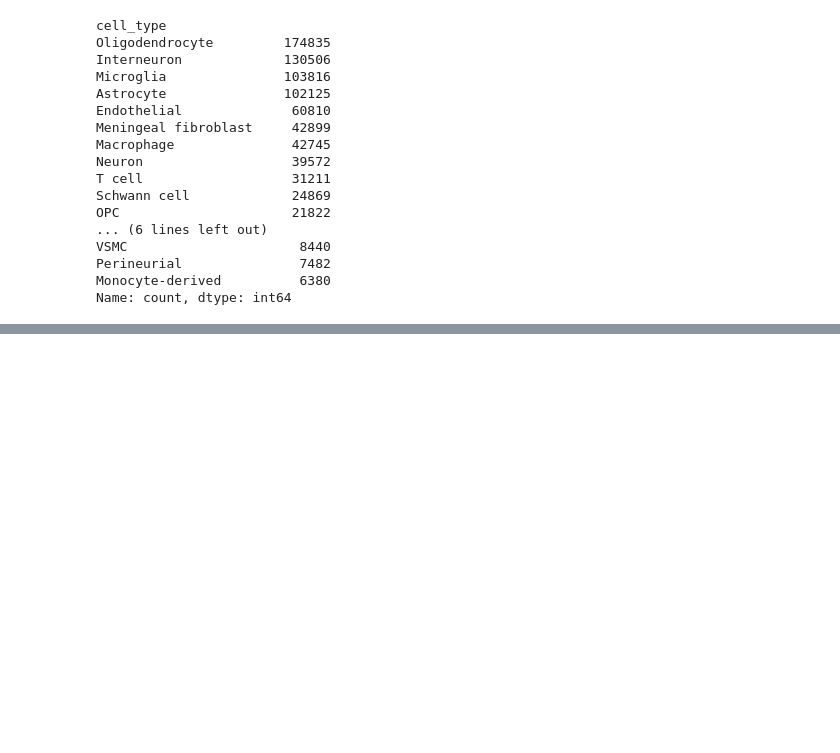
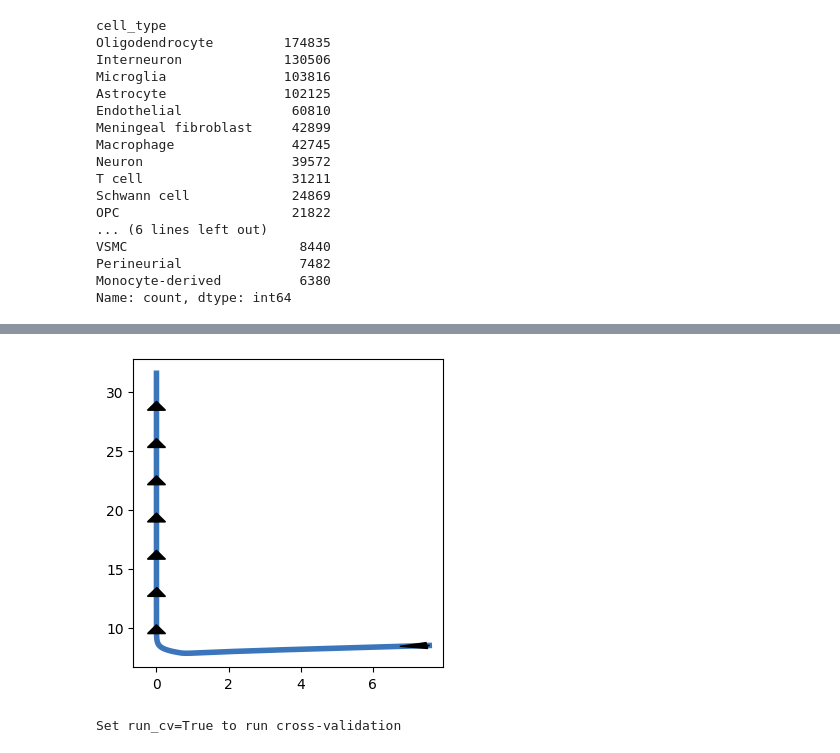
Before and after one commit to christoffermattssonlangseth/osdr-srt, a Jupyter notebook: xenium_OSDR.ipynb, the cells around one changed output, grey strips where cells are left out. Saved outputs shown, nothing was run; the diff lists cells and outputs as text; code cells hidden in the pictures; blank space fills up the shorter version.

```diff
--- a/xenium_OSDR.ipynb
+++ b/xenium_OSDR.ipynb
@@ -202,0 +285,53 @@ KeyboardInterrupt:
+# %%
+# Trajectory plot (requires exactly 2 cell types)
+from tdm.plot.two_cells import plot_trajectory
+from tdm.utils import log2_1p
+import numpy as np
+import matplotlib.pyplot as plt
+
+if len(cell_types_to_model) == 2:
+    # Use median per-tissue counts as a reasonable starting state
+    counts = (
+        single_cell_df.groupby(['img_id', 'cell_type'])
+        .size()
+        .unstack(fill_value=0)
+    )
+    init = counts[cell_types_to_model].median().values.tolist()
+    state0 = log2_1p(np.array(init))
+    ts = np.linspace(0, 2000, 2000)
+    arrow_idxs = list(range(0, len(ts) - 2, 250))
+    plot_trajectory(ana, state0=state0, odeint_timepoints=ts, arrow_timepoint_idxs=arrow_idxs)
+    plt.show()
+else:
+    print('plot_trajectory requires exactly 2 cell types')
+# %% [output]
+[figure, added]
+# %%
+# Cross-validation (can be slow). Toggle run_cv to True if you want to run.
+from tdm.model.selection import cross_validation2, plot_cross_validation_result
+
+run_cv = False
+if run_cv:
+    model_dicts = {
+        'deg1_l1e-3': {
+            'polynomial_dataset_kwargs': {'degree': 1},
+            'model_kwargs': {'regularization_alpha': 1e-3},
+        },
+        'deg1_l1e-2': {
+            'polynomial_dataset_kwargs': {'degree': 1},
+            'model_kwargs': {'regularization_alpha': 1e-2},
+        },
+    }
+    res = cross_validation2(
+        single_cell_df=single_cell_df,
+        model_dicts=model_dicts,
+        cell_types_to_model=cell_types_to_model,
+        allowed_neighbor_types=allowed_neighbor_types,
+        neighborhood_mode='extrapolate',
+        n_splits=5,
+    )
+    plot_cross_validation_result(res)
+else:
+    print('Set run_cv=True to run cross-validation')
+# %% [output]
+Set run_cv=True to run cross-validation
```
Also changed, not shown: parts of 19 cells of this notebook, 1 other file.
